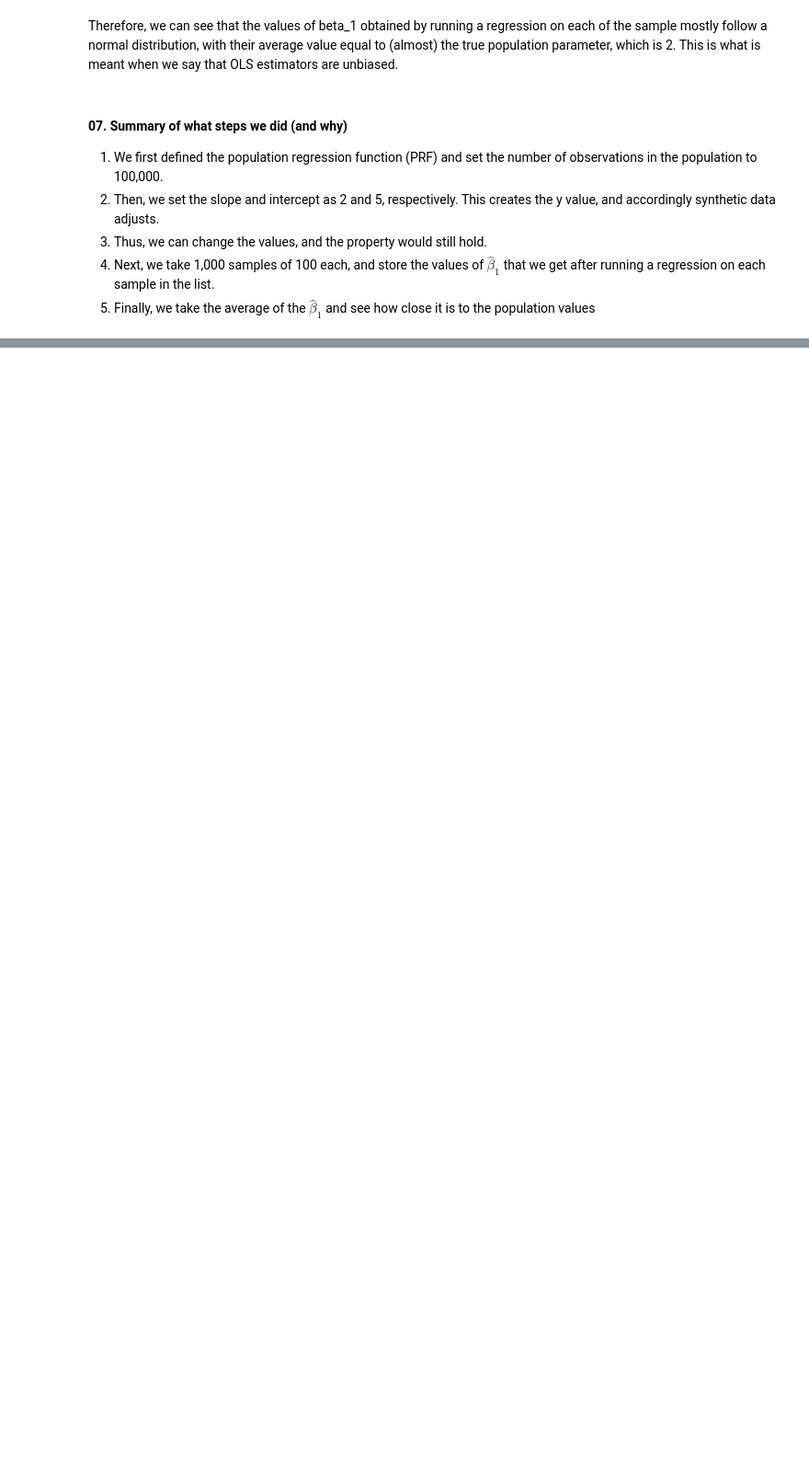
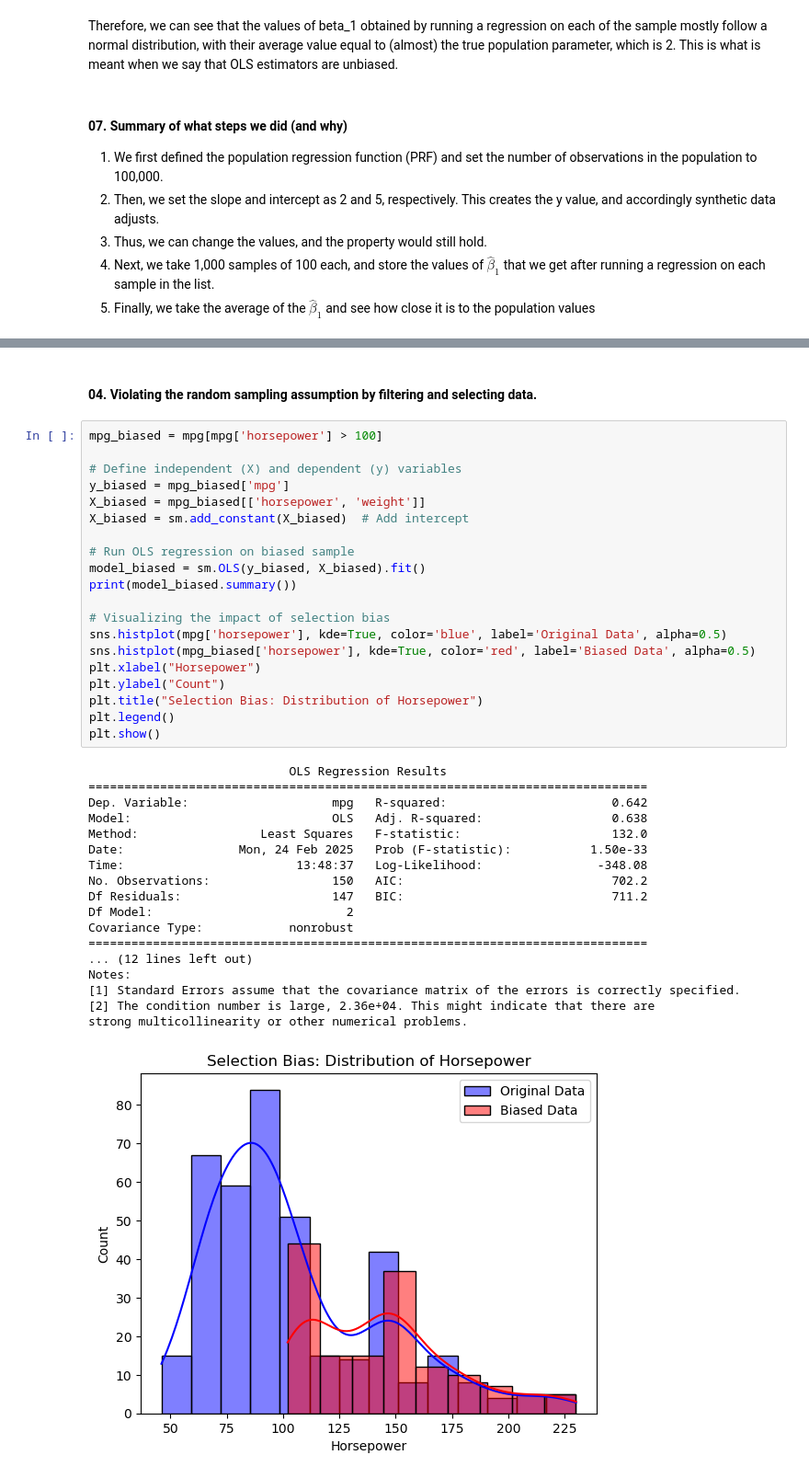
Before and after one commit to FleetHalf/econometrics, a Jupyter notebook: Interesting Regressions.ipynb, the cells around one changed output, grey strips where cells are left out. Shown at 92% size. Saved outputs shown, nothing was run; the diff lists cells and outputs as text; blank space fills up the shorter version.

```diff
--- a/Interesting Regressions.ipynb
+++ b/Interesting Regressions.ipynb
@@ -81,0 +172,41 @@ This is what is meant when we say that OLS estimators are unbiased.
+# %% [markdown]
+#### 04. Violating the random sampling assumption by filtering and selecting data.
+# %%
+mpg_biased = mpg[mpg['horsepower'] > 100]
+
+# Define independent (X) and dependent (y) variables
+y_biased = mpg_biased['mpg']
+X_biased = mpg_biased[['horsepower', 'weight']]
+X_biased = sm.add_constant(X_biased)  # Add intercept
+
+# Run OLS regression on biased sample
+model_biased = sm.OLS(y_biased, X_biased).fit()
+print(model_biased.summary())
+
+# Visualizing the impact of selection bias
+sns.histplot(mpg['horsepower'], kde=True, color='blue', label='Original Data', alpha=0.5)
+sns.histplot(mpg_biased['horsepower'], kde=True, color='red', label='Biased Data', alpha=0.5)
+plt.xlabel("Horsepower")
+plt.ylabel("Count")
+plt.title("Selection Bias: Distribution of Horsepower")
+plt.legend()
+plt.show()
+# %% [output]
+                            OLS Regression Results
+==============================================================================
+Dep. Variable:                    mpg   R-squared:                       0.642
+Model:                            OLS   Adj. R-squared:                  0.638
+Method:                 Least Squares   F-statistic:                     132.0
+Date:                Mon, 24 Feb 2025   Prob (F-statistic):           1.50e-33
+Time:                        13:48:37   Log-Likelihood:                -348.08
+No. Observations:                 150   AIC:                             702.2
+Df Residuals:                     147   BIC:                             711.2
+Df Model:                           2
+Covariance Type:            nonrobust
+==============================================================================
+... (12 lines left out)
+Notes:
+[1] Standard Errors assume that the covariance matrix of the errors is correctly specified.
+[2] The condition number is large, 2.36e+04. This might indicate that there are
+strong multicollinearity or other numerical problems.
+[figure, added]
```
Also changed, not shown: parts of 9 cells of this notebook, 2 other files.
